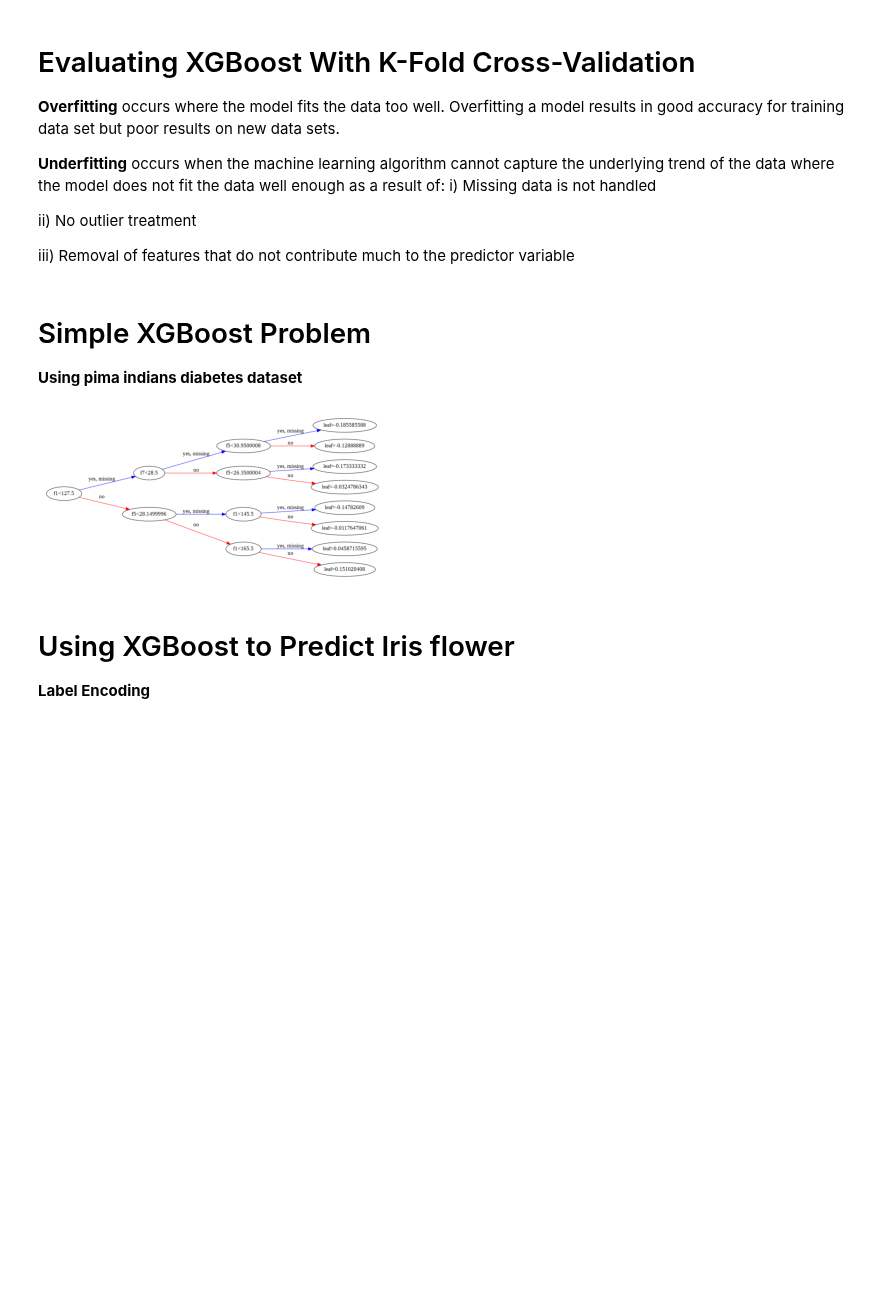
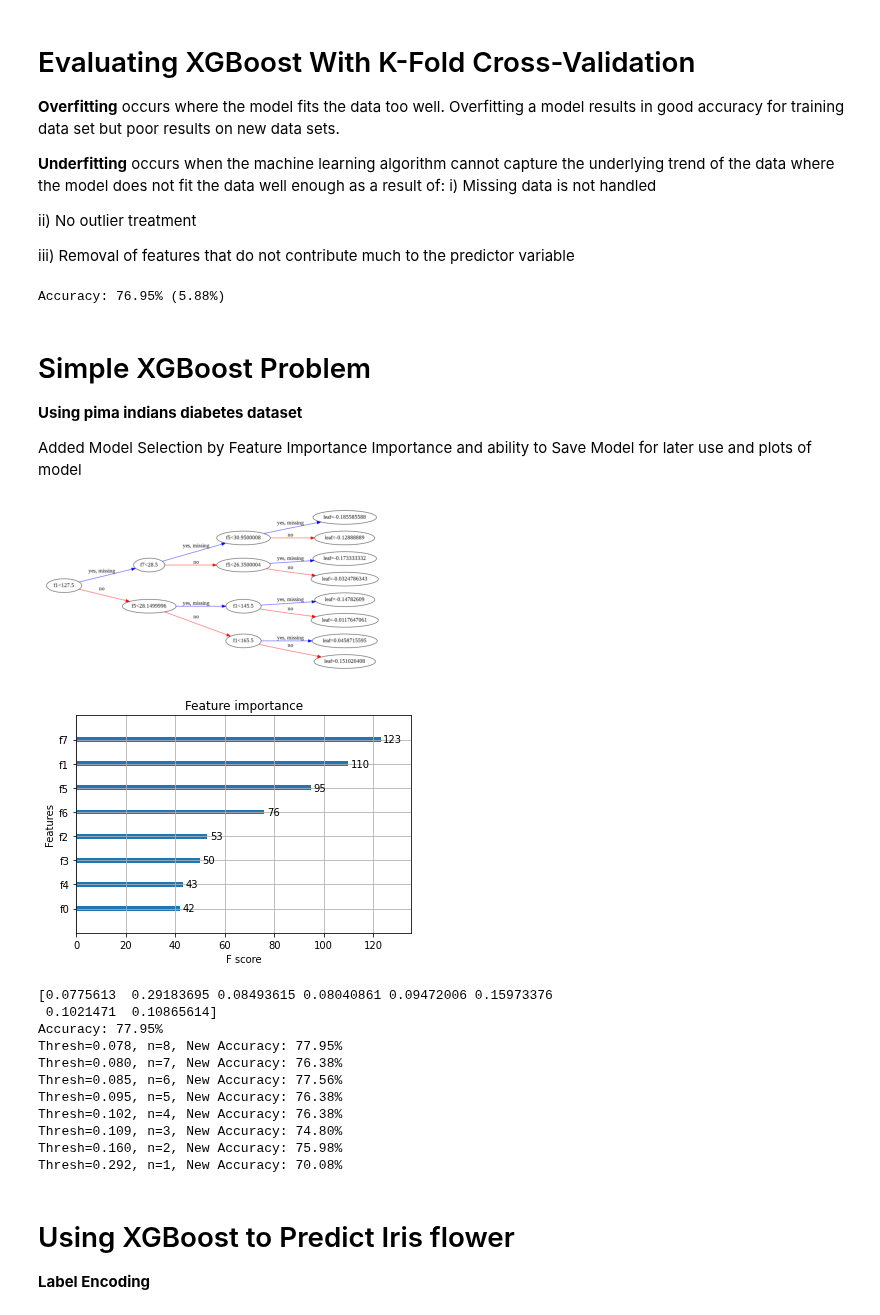
Before and after one commit to kenneth-craig/academyPub, a Jupyter notebook: ML-XGBoost.ipynb, the cells around one changed output. Saved outputs shown, nothing was run; the diff lists cells and outputs as text; code cells hidden in the pictures; blank space fills up the shorter version.

```diff
--- a/ML-XGBoost.ipynb
+++ b/ML-XGBoost.ipynb
@@ -34,44 +36,105 @@ iii) Removal of features that do not contribute much to the predictor variable
  from sklearn.model_selection import cross_val_score
 
  # load data
- ds = loadtxt('pima-indians-diabetes.csv', delimiter=',')
+ ds = loadtxt('pima-indians-diabetes.data.csv', delimiter=',')
+
+# & is column 8 transposed
+X = ds[:,0:8]
+Y = ds[:,8]
+
+# K-Fold Cross Validation
+# Note: Stratified gives better Standard Variation than standard Cross Validation because of better distribution of classifications
+model = XGBClassifier()
+kfold = StratifiedKFold(n_splits=10)
+results = cross_val_score(model, X, Y, cv=kfold)
+
+# Evaluate prediction
+print("Accuracy: %.2f%% (%.2f%%)" % (results.mean()*100, results.std()*100))
+# %% [output]
+Accuracy: 76.95% (5.88%)
 # %% [markdown]
 # Simple XGBoost Problem
 **Using pima indians diabetes dataset**
+
+Added Model Selection by Feature Importance Importance
+and ability to Save Model for later use and plots of model
 # %%
 from xgboost import XGBClassifier
 from sklearn.model_selection import train_test_split
 from sklearn.metrics import accuracy_score
 import numpy as np
 from xgboost import plot_tree
+from xgboost import plot_importance
 from matplotlib import pyplot
+from sklearn.feature_selection import SelectFromModel
 
 ds = np.loadtxt('/content/pima-indians-diabetes.data.csv', delimiter=',')
 
 # Split into X & Y datset
 # X is columns 0..7
 # & is column 8 transposed
 X = ds[:,0:8]
 Y = ds[:,8]
 
 # Split into TRAIN & TEST datasets
-X_train, X_test, Y_train, Y_test = train_test_split(X, Y, test_size=0.33, random_state=7)
+X_train, X_test, y_train, y_test = train_test_split(X, Y, test_size=0.33, random_state=7)
 
 #fit model on training data
 model = XGBClassifier()
-model.fit(X_train, Y_train)
+model.fit(X_train, y_train)
 
 # make predictions for the test data
 predictions = model.predict(X_test)
 
 plot_tree(model, num_trees=0, rankdir='LR')
 pyplot.show()
 
+# Plot Feature Importance
+plot_importance(model)
+#pyplot.bar(range(len(model.feature_importances_)) ,model.feature_importances_)
+pyplot.show()
+print(model.feature_importances_)
+
 # evaluation predictions
-#accuracy = accuracy_score(Y_test, predictions)
-#print("Accuracy: %.2f%%" % (accuracy * 100))
+accuracy = accuracy_score(y_test, predictions)
+print("Accuracy: %.2f%%" % (accuracy * 100))
+
+# Tune model using xgboost Feature Selection
+thresholds = np.sort(model.feature_importances_)
+
+for thresh in thresholds:
+  # Select features using threshold
+  selection = SelectFromModel(model, threshold=thresh, prefit=True)
+  sub_X_train = selection.transform(X_train)
+  # train model
+  sub_model = XGBClassifier()
+  sub_model.fit(sub_X_train, y_train)
+  #evaluate model
+  sub_X_test = selection.transform(X_test)
+  new_predictions = sub_model.predict(sub_X_test)
+  new_accuracy = accuracy_score(y_test, new_predictions)
+  print("Thresh=%.3f, n=%d, New Accuracy: %.2f%%" % (thresh, sub_X_train.shape[1], new_accuracy*100))
+
+# Save model to file for later use
+# Save using pickle library
+#pickle.dump(model, open('pima.model.dat', 'wb'))
+# Save using Joblib library - may be more efficient for larger libraries
+#joblib.dump(model, "pima.joblib.dat")
+#print("Saved model to: pima.model.dat")
 # %% [output]
 [figure]
+[figure, added]
+[0.0775613  0.29183695 0.08493615 0.08040861 0.09472006 0.15973376
+ 0.1021471  0.10865614]
+Accuracy: 77.95%
+Thresh=0.078, n=8, New Accuracy: 77.95%
+Thresh=0.080, n=7, New Accuracy: 76.38%
+Thresh=0.085, n=6, New Accuracy: 77.56%
+Thresh=0.095, n=5, New Accuracy: 76.38%
+Thresh=0.102, n=4, New Accuracy: 76.38%
+Thresh=0.109, n=3, New Accuracy: 74.80%
+Thresh=0.160, n=2, New Accuracy: 75.98%
+Thresh=0.292, n=1, New Accuracy: 70.08%
 # %% [markdown]
 # Using XGBoost to Predict Iris flower
 **Label Encoding**
```
Also changed, not shown: parts of 2 cells of this notebook.
